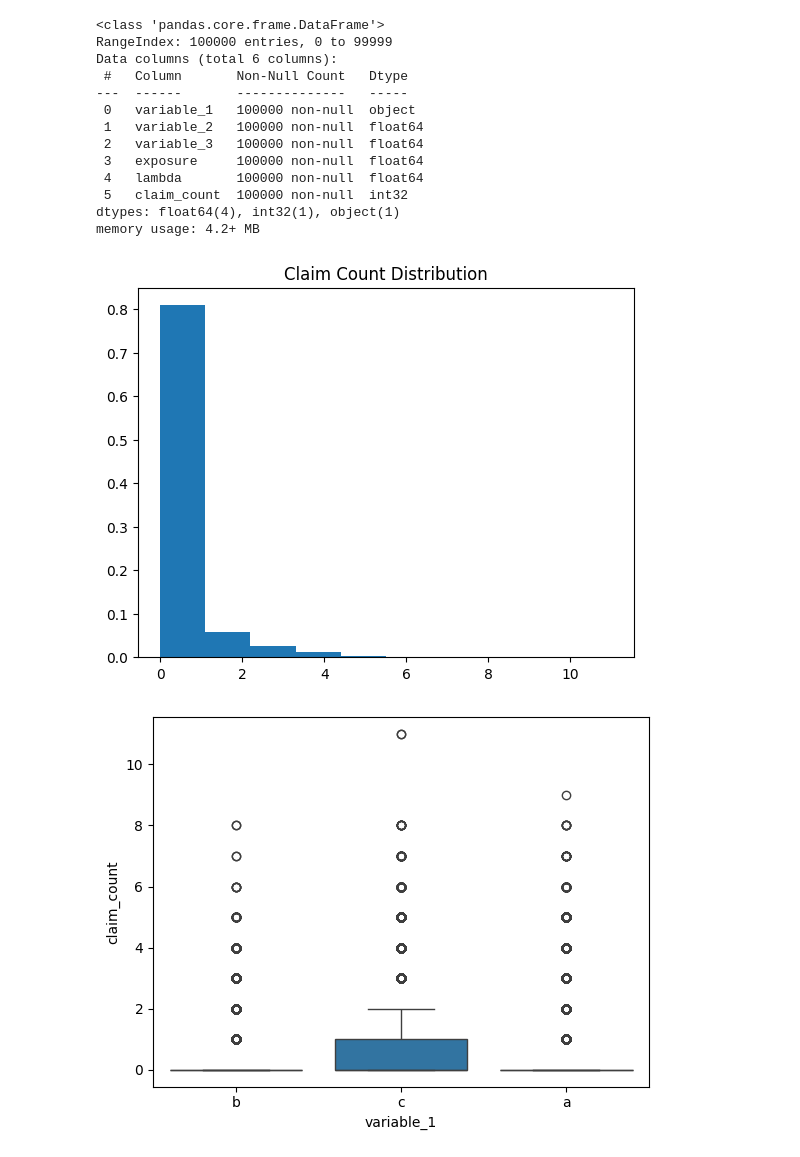
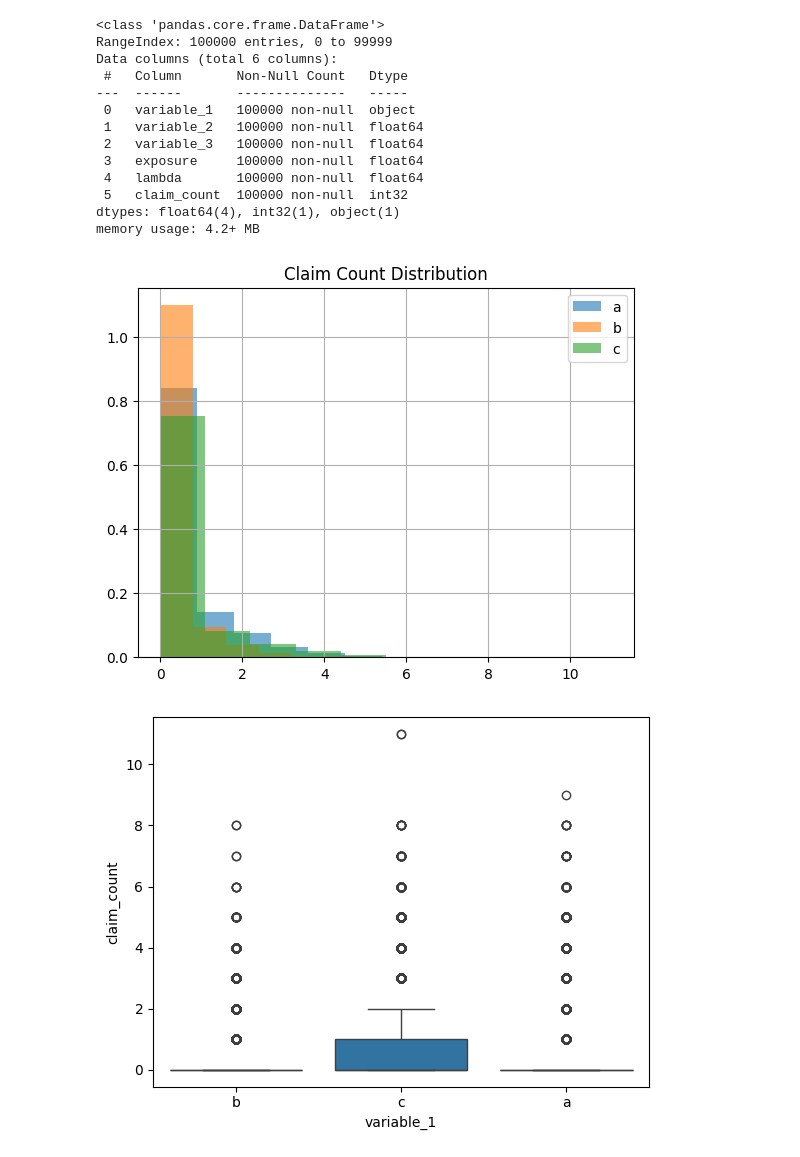
Before and after one commit to leonv1602/my-actuarial-journey, a Jupyter notebook: Machine Learning and Deep Learning/A tale on GLM.ipynb, the cells around one changed output. Cells and saved outputs as stored; diff of their text form; code cells hidden in the pictures.

```diff
--- a/Machine Learning and Deep Learning/A tale on GLM.ipynb
+++ b/Machine Learning and Deep Learning/A tale on GLM.ipynb
@@ -35,8 +44,13 @@ model_df = pd.DataFrame({
     'variable_3' : np.random.normal(loc = 0, scale = 1, size = n_obs),
     'exposure' : np.round(np.random.uniform(low=0.2, high=1, size=n_obs),4),
     })
-model_df['lambda'] = 1.2 + model_df['variable_1'].map({'a': 0.4, 'b': -0.3, 'c': 0.8}) - 0.2*model_df['variable_2'] + 1.2*np.cos(model_df['variable_3']) + np.log(model_df['exposure'])
-model_df['lambda'] = model_df['lambda'].clip(0)
+model_df['lambda'] = (
+    1.2 +
+    model_df['variable_1'].map({'a': 0.4, 'b': -0.3, 'c': 0.8}) -
+    0.2*model_df['variable_2'] +
+    1.2*np.cos(model_df['variable_3']) +
+    np.log(model_df['exposure'])
+).clip(0)
 model_df['claim_count'] = np.random.poisson(lam = model_df['lambda'])
 model_df
 # %% [output]
@@ -82,11 +96,11 @@ Data columns (total 6 columns):
 dtypes: float64(4), int32(1), object(1)
 memory usage: 4.2+ MB
 # %%
-plt.hist(model_df['claim_count'], density= True)
+model_df.groupby('variable_1')['claim_count'].hist(legend=True, alpha=0.6, density = True)
 plt.title('Claim Count Distribution')
 plt.show()
 # %% [output]
-[figure, old version]
+[figure, new version]
 # %%
 sns.boxplot(x = model_df['variable_1'], y = model_df['claim_count'])
 plt.show()
```
Also changed, not shown: parts of 31 cells of this notebook.
